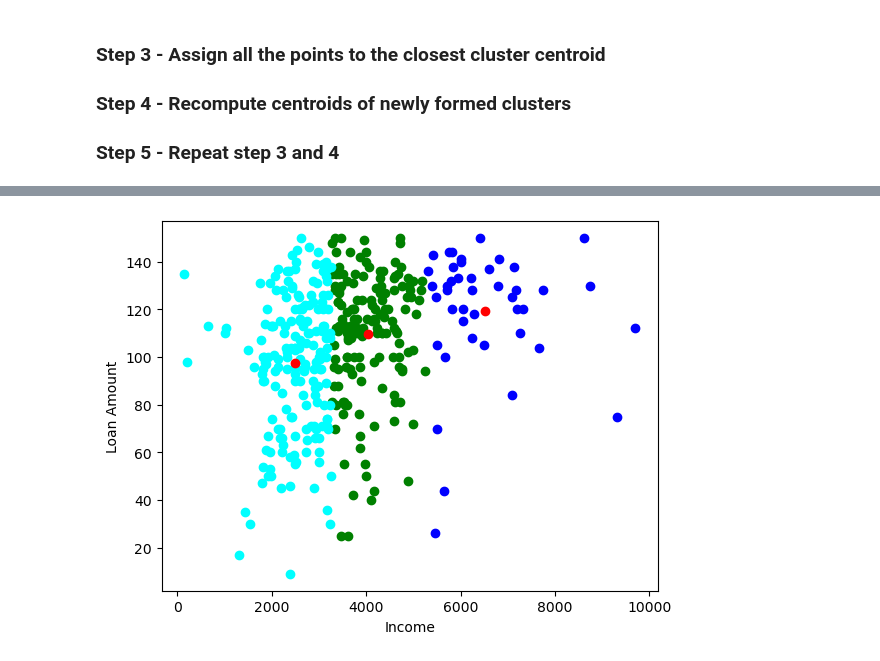
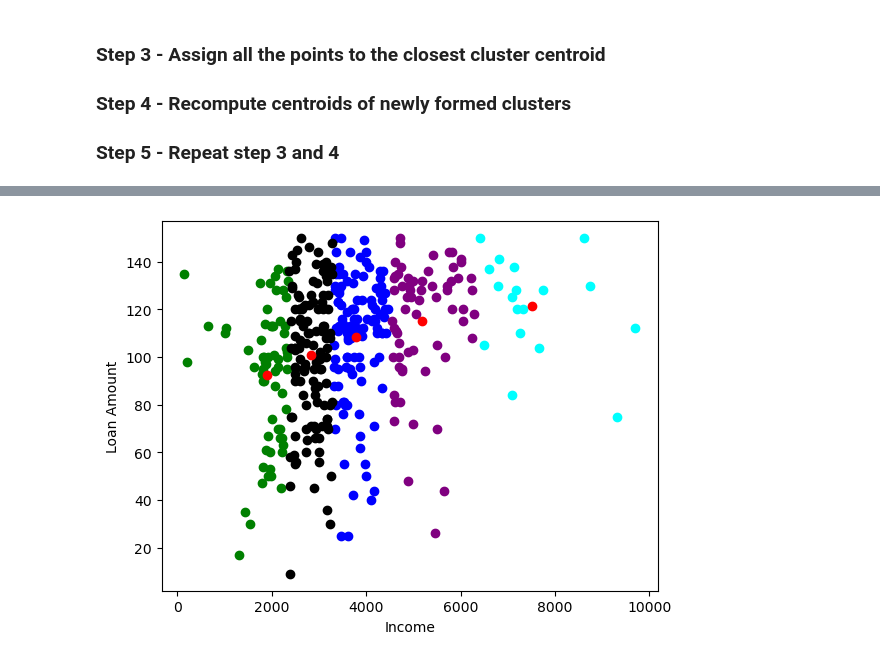
Before and after one commit to abdelghafourbk/MIV_Projects, a Jupyter notebook: TP FD/TP Clustering/Kmeans.ipynb, the cells around one changed output, grey strips where cells are left out. Drawn from its saved outputs; the diff is of its cells as text; code cells hidden in the pictures.

```diff
--- a/TP FD/TP Clustering/Kmeans.ipynb
+++ b/TP FD/TP Clustering/Kmeans.ipynb
@@ -41,7 +41,7 @@ plt.show()
 # %% [markdown]
 ### Step 1 and 2 - Choose the number of clusters (k) and select random centroid for each cluster
 # %%
-k = 3 # gonna choose 3 clusters
+k = 5 # gonna choose 3 clusters
 
 Centroids = (X.sample(n=k)) # returns specified number of random rows fro the dataframe 'X', in our case k random centroids
 plt.scatter(X["ApplicantIncome"], X["LoanAmount"], c= 'purple')
@@ -131,11 +187,11 @@ while(diff!=0): #if the diff==0 that means that clusters changement is stable, s
 # %%
-color=['blue','green','cyan']
+color=['blue','green','cyan', 'black', 'purple']
 for k in range(k):
     data=X[X["Cluster"]==k+1]
     plt.scatter(data["ApplicantIncome"],data["LoanAmount"],c=color[k])
 plt.scatter(Centroids["ApplicantIncome"],Centroids["LoanAmount"],c='red')
 plt.xlabel('Income')
 plt.ylabel('Loan Amount')
 plt.show()
 # %% [output]
-[figure, old version]
+[figure, new version]
```
Also changed, not shown: parts of 10 cells of this notebook, 1 other file.
